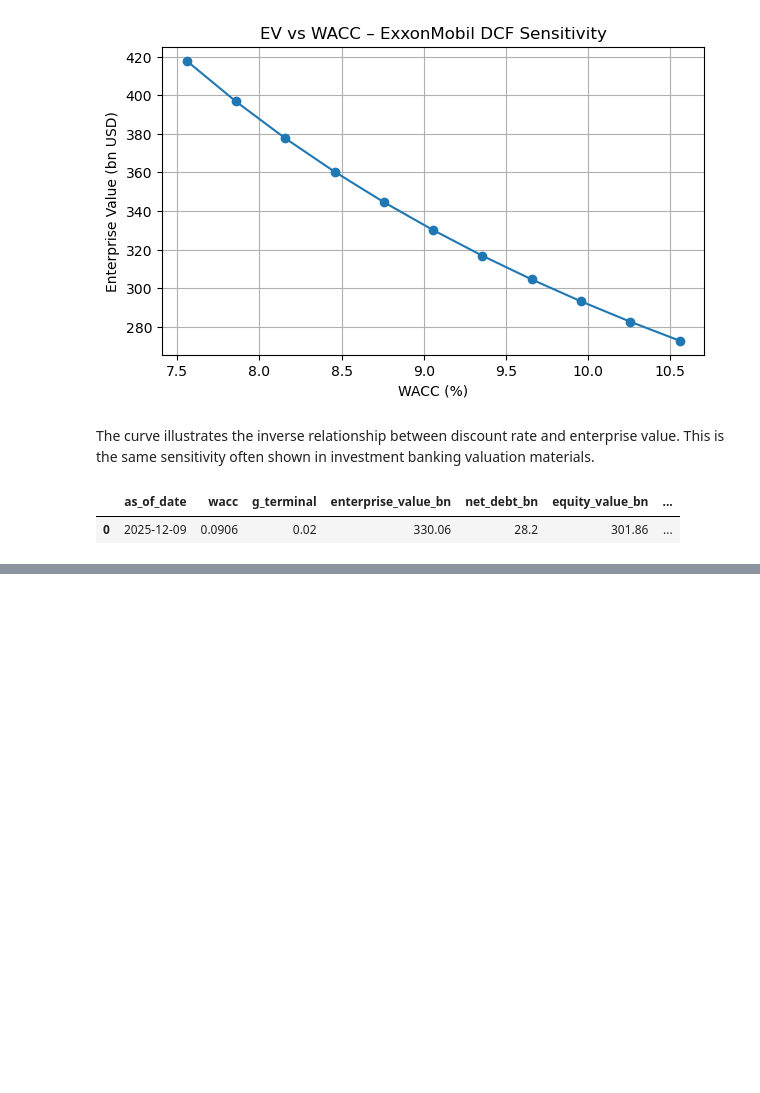
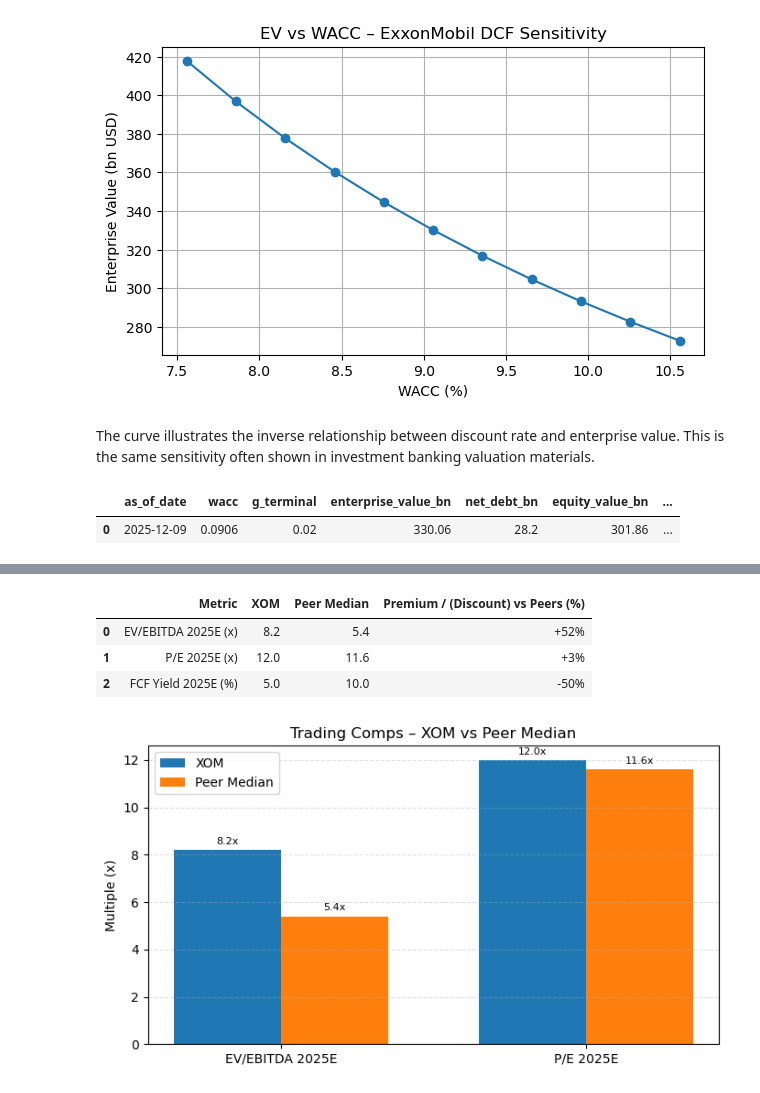
Before and after one commit to boztosunmelis-digi/exxonmobil-valuation, a Jupyter notebook: notebooks/valuation_demo.ipynb, the cells around one changed output, grey strips where cells are left out. Saved outputs shown, nothing was run; the diff lists cells and outputs as text; code cells hidden in the pictures; blank space fills up the shorter version.

```diff
--- a/notebooks/valuation_demo.ipynb
+++ b/notebooks/valuation_demo.ipynb
@@ -523,0 +649,70 @@ df_output
+# %%
+summary_fmt = comps_summary.copy()
+
+# Round numbers nicely
+summary_fmt["XOM"] = summary_fmt["XOM"].round(1)
+summary_fmt["Peer Median"] = summary_fmt["Peer Median"].round(1)
+
+def fmt_prem(x):
+    return f"{x:+.0f}%"
+
+summary_fmt["Premium / (Discount) vs Peers (%)"] = \
+    summary_fmt["Premium / (Discount) vs Peers (%)"].apply(fmt_prem)
+
+summary_fmt
+# %% [output]
+|  | Metric | XOM | Peer Median | Premium / (Discount) vs Peers (%) |
+| 0 | EV/EBITDA 2025E (x) | 8.2 | 5.4 | +52% |
+| 1 | P/E 2025E (x) | 12.0 | 11.6 | +3% |
+| 2 | FCF Yield 2025E (%) | 5.0 | 10.0 | -50% |
+# %%
+import numpy as np
+import matplotlib.pyplot as plt
+
+labels = ["EV/EBITDA 2025E", "P/E 2025E"]
+x = np.arange(len(labels))
+width = 0.35
+
+xom_vals = [
+    xom_row["EV_EBITDA_2025E"],
+    xom_row["PE_2025E"]
+]
+peer_vals = [
+    peer_medians["EV_EBITDA_2025E"],
+    peer_medians["PE_2025E"]
+]
+
+fig, ax = plt.subplots(figsize=(7, 4))
+
+bars_xom = ax.bar(x - width/2, xom_vals, width,
+                  label="XOM",
+                  color="#1f77b4")
+bars_peer = ax.bar(x + width/2, peer_vals, width,
+                   label="Peer Median",
+                   color="#ff7f0e")
+
+ax.set_xticks(x)
+ax.set_xticklabels(labels)
+ax.set_ylabel("Multiple (x)")
+ax.set_title("Trading Comps – XOM vs Peer Median")
+ax.legend()
+ax.grid(axis="y", linestyle="--", alpha=0.4)
+
+# Add value labels on top of bars
+for bars in [bars_xom, bars_peer]:
+    for bar in bars:
+        height = bar.get_height()
+        ax.annotate(
+            f"{height:.1f}x",
+            xy=(bar.get_x() + bar.get_width() / 2, height),
+            xytext=(0, 3),
+            textcoords="offset points",
+            ha="center",
+            va="bottom",
+            fontsize=8
+        )
+
+plt.tight_layout()
+plt.show()
+# %% [output]
+[figure, added]
```
Also changed, not shown: parts of 24 cells of this notebook, 3 other files.
